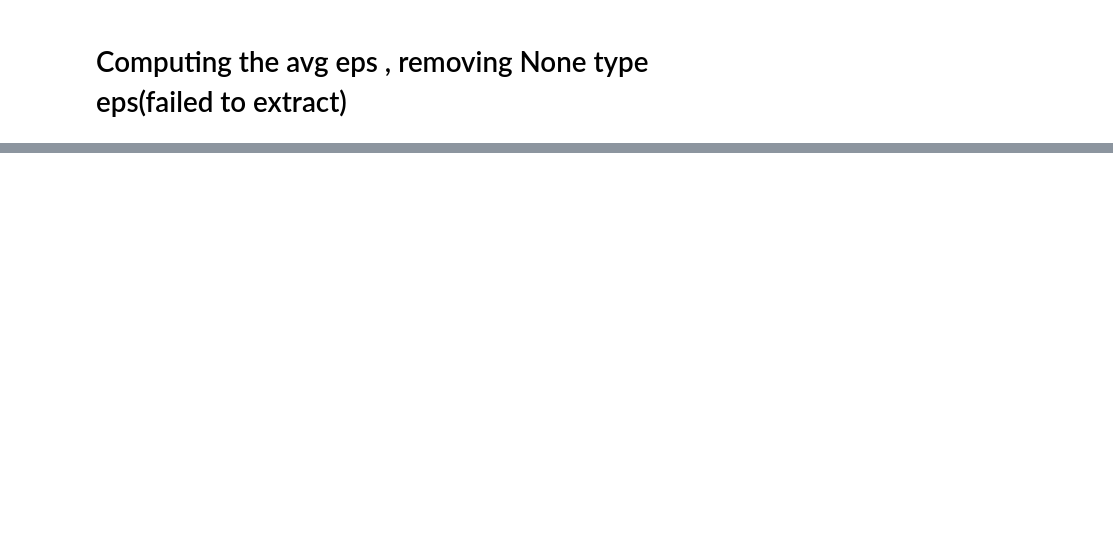
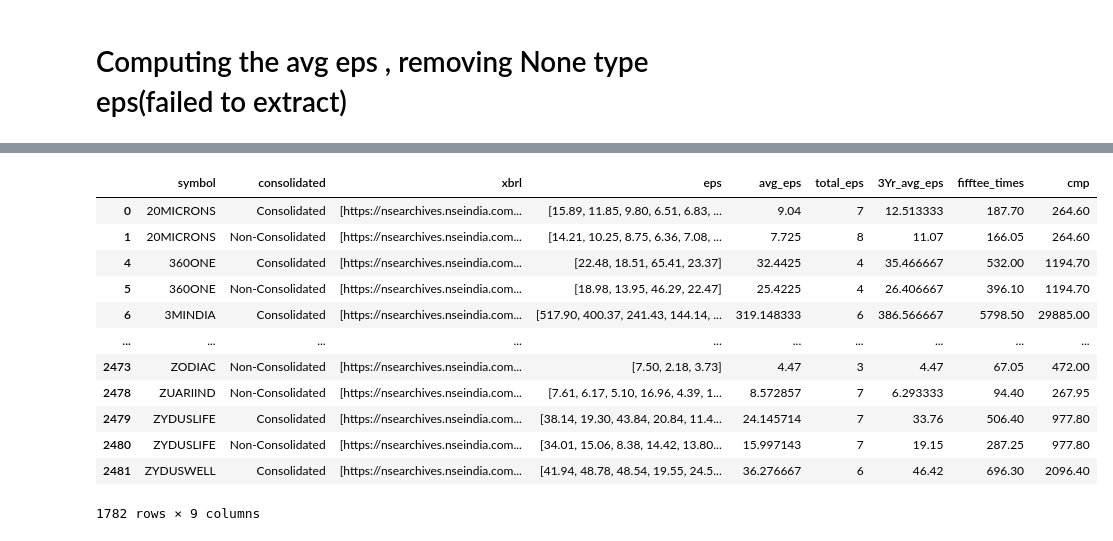
Before and after one commit to raghavpratihar/stock_project, a Jupyter notebook: Data_extraction.ipynb, the cells around one changed output, grey strips where cells are left out. Drawn from its saved outputs; the diff is of its cells as text; code cells hidden in the pictures; blank space fills up the shorter version.

```diff
--- a/Data_extraction.ipynb
+++ b/Data_extraction.ipynb
@@ -322,4 +300,2 @@ print(f"Completed fetching prices for {len(prices_dict)} symbols")
 # %%
 three['cmp'] = three['cmp'].apply(lambda x: float(x))
-# %%
-three[three['fifftee_times']>three['cmp']].sort_values(by=['cmp'],inplace=True)
@@ -327,0 +302,3 @@ three[three['fifftee_times']>three['cmp']].sort_values(by=['cmp'])
+# %%
+# This will keep only rows where all eps values are non-negative (ignoring None)
+non_negative_eps = three[~three['eps'].apply(lambda x: any(float(e) < 0 for e in x if e is not None))]
@@ -327,0 +307,16 @@ three[three['fifftee_times']>three['cmp']].sort_values(by=['cmp'])
+# %%
+non_negative_eps
+# %% [output]
+|  | symbol | consolidated | xbrl | eps | avg_eps | total_eps | 3Yr_avg_eps | fifftee_times | cmp |
+| 0 | 20MICRONS | Consolidated | [https://nsearchives.nseindia.com... | [15.89, 11.85, 9.80, 6.51, 6.83, ... | 9.04 | 7 | 12.513333 | 187.70 | 264.60 |
+| 1 | 20MICRONS | Non-Consolidated | [https://nsearchives.nseindia.com... | [14.21, 10.25, 8.75, 6.36, 7.08, ... | 7.725 | 8 | 11.07 | 166.05 | 264.60 |
+| 4 | 360ONE | Consolidated | [https://nsearchives.nseindia.com... | [22.48, 18.51, 65.41, 23.37] | 32.4425 | 4 | 35.466667 | 532.00 | 1194.70 |
+| 5 | 360ONE | Non-Consolidated | [https://nsearchives.nseindia.com... | [18.98, 13.95, 46.29, 22.47] | 25.4225 | 4 | 26.406667 | 396.10 | 1194.70 |
+| 6 | 3MINDIA | Consolidated | [https://nsearchives.nseindia.com... | [517.90, 400.37, 241.43, 144.14, ... | 319.148333 | 6 | 386.566667 | 5798.50 | 29885.00 |
+| ... | ... | ... | ... | ... | ... | ... | ... | ... | ... |
+| 2473 | ZODIAC | Non-Consolidated | [https://nsearchives.nseindia.com... | [7.50, 2.18, 3.73] | 4.47 | 3 | 4.47 | 67.05 | 472.00 |
+| 2478 | ZUARIIND | Non-Consolidated | [https://nsearchives.nseindia.com... | [7.61, 6.17, 5.10, 16.96, 4.39, 1... | 8.572857 | 7 | 6.293333 | 94.40 | 267.95 |
+| 2479 | ZYDUSLIFE | Consolidated | [https://nsearchives.nseindia.com... | [38.14, 19.30, 43.84, 20.84, 11.4... | 24.145714 | 7 | 33.76 | 506.40 | 977.80 |
+| 2480 | ZYDUSLIFE | Non-Consolidated | [https://nsearchives.nseindia.com... | [34.01, 15.06, 8.38, 14.42, 13.80... | 15.997143 | 7 | 19.15 | 287.25 | 977.80 |
+| 2481 | ZYDUSWELL | Consolidated | [https://nsearchives.nseindia.com... | [41.94, 48.78, 48.54, 19.55, 24.5... | 36.276667 | 6 | 46.42 | 696.30 | 2096.40 |
+1782 rows × 9 columns
```
Also changed, not shown: parts of 15 cells of this notebook, 3 other files.
